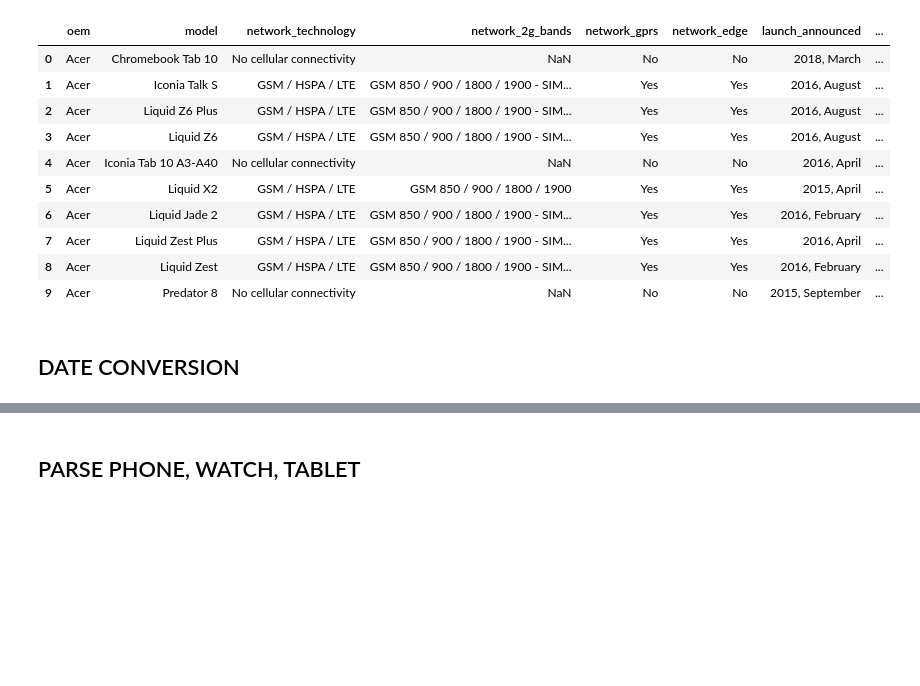
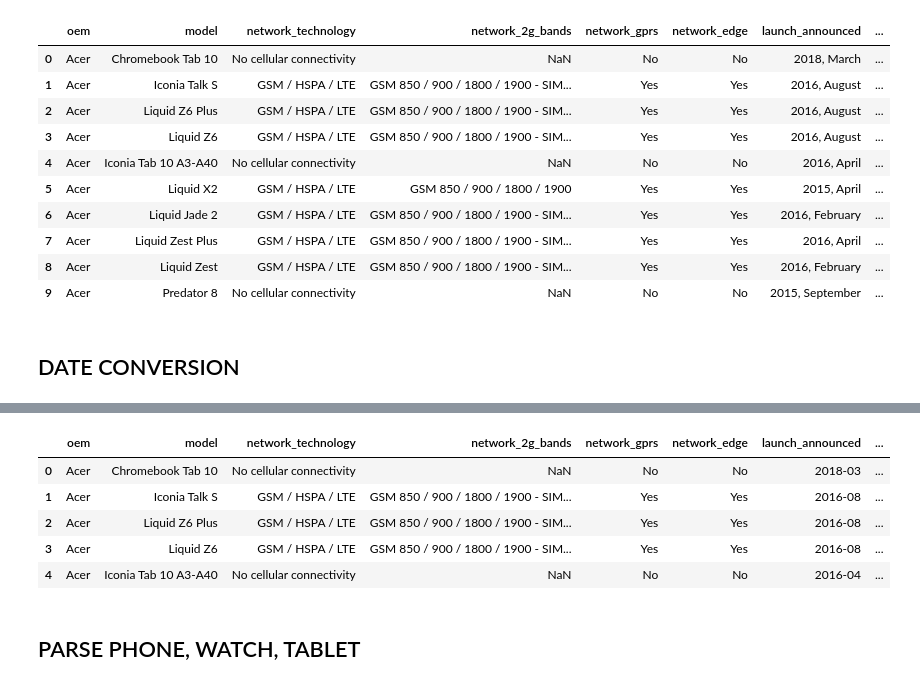
Before and after one commit to BallOfClay/cap_3, a Jupyter notebook: notebooks/eda2.ipynb, the cells around one changed output, grey strips where cells are left out. Cells and saved outputs as stored; diff of their text form; code cells hidden in the pictures; blank space fills up the shorter version.

```diff
--- a/notebooks/eda2.ipynb
+++ b/notebooks/eda2.ipynb
@@ -144,0 +223,18 @@ df = refactor_df(df)
+# %%
+# Drop Useless Features
+df.drop(columns=useless_drop_words, inplace=True)
+# %%
+# Drop Useless Features
+df.drop(columns=apple_drop_words, inplace=True)
+# %%
+# Drop Useless Features
+df.drop(columns=analysis_drop_words, inplace=True)
+# %%
+df.head(5)
+# %% [output]
+|  | oem | model | network_technology | network_2g_bands | network_gprs | network_edge | launch_announced | ... |
+| 0 | Acer | Chromebook Tab 10 | No cellular connectivity | NaN | No | No | 2018-03 | ... |
+| 1 | Acer | Iconia Talk S | GSM / HSPA / LTE | GSM 850 / 900 / 1800 / 1900 - SIM... | Yes | Yes | 2016-08 | ... |
+| 2 | Acer | Liquid Z6 Plus | GSM / HSPA / LTE | GSM 850 / 900 / 1800 / 1900 - SIM... | Yes | Yes | 2016-08 | ... |
+| 3 | Acer | Liquid Z6 | GSM / HSPA / LTE | GSM 850 / 900 / 1800 / 1900 - SIM... | Yes | Yes | 2016-08 | ... |
+| 4 | Acer | Iconia Tab 10 A3-A40 | No cellular connectivity | NaN | No | No | 2016-04 | ... |
```
Also changed, not shown: parts of 39 cells of this notebook, 2 other files.
